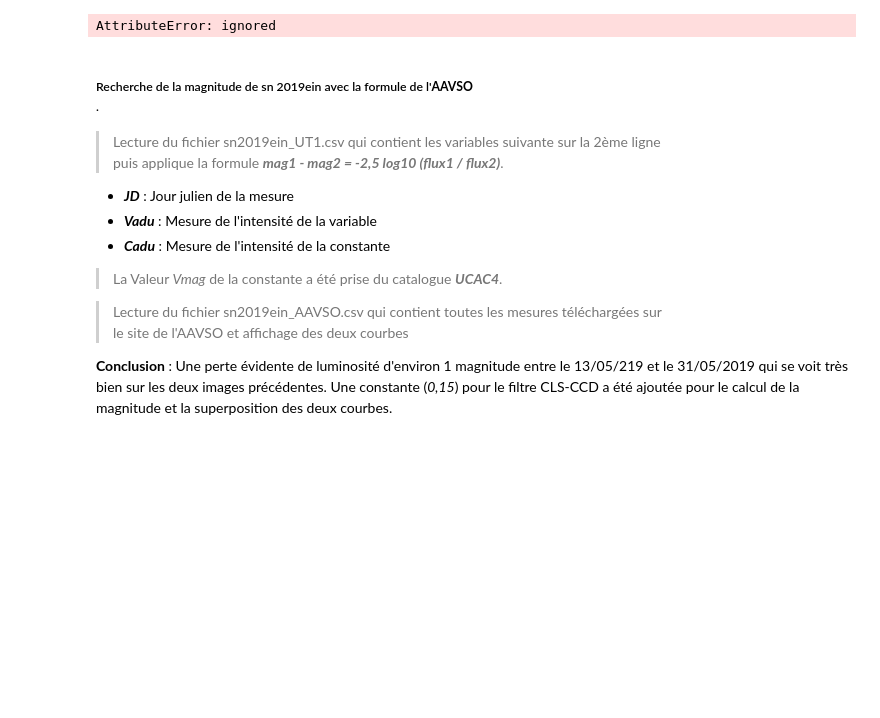
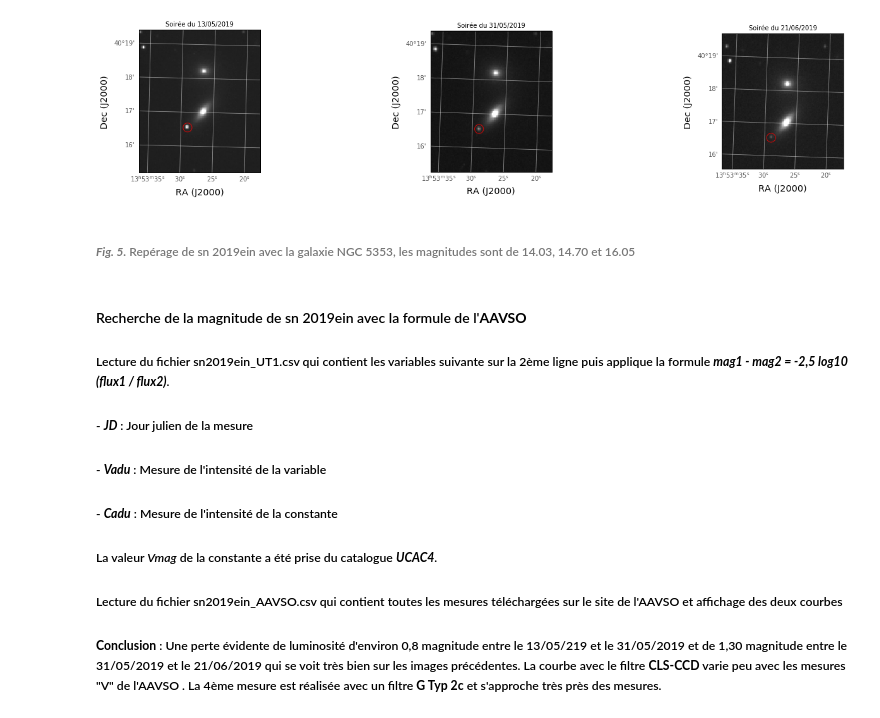
Before and after one commit to dtouzan/sn2019ein, a Jupyter notebook: sn2019ein.ipynb, the cells around one changed output. Cells and saved outputs as stored; diff of their text form; code cells hidden in the pictures; blank space fills up the shorter version.

```diff
--- a/sn2019ein.ipynb
+++ b/sn2019ein.ipynb
@@ -1,46 +467,50 @@
 # %%
-
 import matplotlib.pyplot as plt
 import numpy
 import aplpy
 from astropy.io import ascii
 
+sn2019ein_ra=208.3707
+sn2019ein_dec=+40.27580
 
-fig = plt.figure(figsize=(15,9))
-f1=aplpy.FITSFigure('000115-20190513211556.fits',figure=fig, subplot=(2,2,1))
+fig = plt.figure(figsize=(20,18))
+f1=aplpy.FITSFigure('000115-20190513211556.fits',figure=fig, subplot=(1,5,1))
 f1.add_grid()
 f1.tick_labels.set_font(size='small')
-#f1.show_markers(208.37179, 40.27616, edgecolor='red', facecolor='none', marker='o', s=40, alpha=0.8)
-f1.show_grayscale(vmin=1300, vmax=9000)
-#gc.show_contour(colors='white',alpha=0.5)
-#f1.show_colorscale(cmap='gist_heat')
+f1.show_markers(sn2019ein_ra, sn2019ein_dec, edgecolor='red', facecolor='none', marker='o', s=200, alpha=0.8)
+f1.show_grayscale(vmin=800, vmax=6000)
+plt.title('Soirée du 13/05/2019',fontsize=10)
 
-
-f2 = aplpy.FITSFigure('000120-20190531215057.fits', figure=fig, subplot=(2,2,2))
+f2 = aplpy.FITSFigure('000120-20190531215057.fits', figure=fig, subplot=(1,5,3))
 f2.add_grid()
 f2.tick_labels.set_font(size='small')
-f2.show_grayscale(vmin=373, vmax=4700)
-#gc.show_contour(colors='white',alpha=0.5)
-#gc.show_colorscale(cmap='gist_heat')
+f2.show_markers(sn2019ein_ra, sn2019ein_dec, edgecolor='red', facecolor='none', marker='o', s=200, alpha=0.8)
+f2.show_grayscale(vmin=200, vmax=3000)
+plt.title('Soirée du 31/05/2019',fontsize=10)
+
+f3 = aplpy.FITSFigure('000121-20190621232500.fits', figure=fig, subplot=(1,5,5))
+f3.add_grid()
+f3.tick_labels.set_font(size='small')
+f3.show_markers(sn2019ein_ra, sn2019ein_dec, edgecolor='red', facecolor='none', marker='o', s=200, alpha=0.8)
+f3.show_grayscale(vmin=200, vmax=3500)
+plt.title('Soirée du 21/06/2019',fontsize=10)
 
 fig.canvas.draw()
-#f1.add_colorbar()
 # %% [output]
-AttributeError: ignored
+[figure, added]
+# %% [markdown]
+###### ***Fig. 5.*** Repérage de sn 2019ein avec la galaxie NGC 5353, les magnitudes sont de 14.03, 14.70 et 16.05
 # %% [markdown]
-##### Recherche de la magnitude de sn 2019ein avec la formule de l'**AAVSO**<br>.
+#### Recherche de la magnitude de sn 2019ein avec la formule de l'**AAVSO**
+##### Lecture du fichier sn2019ein_UT1.csv qui contient les variables suivante sur la 2ème ligne puis applique la formule ***mag1 - mag2 = -2,5 log10 (flux1 / flux2)***.
+##### - ***JD***        : Jour julien de la mesure
+##### - ***Vadu***      : Mesure de l'intensité de la variable
+##### - ***Cadu***      : Mesure de l'intensité de la constante
 
->Lecture du fichier sn2019ein_UT1.csv qui contient les variables suivante sur la 2ème ligne<br>
-puis applique la formule ***mag1 - mag2 = -2,5 log10 (flux1 / flux2)***.
-- ***JD***        : Jour julien de la mesure<br>
-- ***Vadu***      : Mesure de l'intensité de la variable<br>
-- ***Cadu***      : Mesure de l'intensité de la constante<br>
+##### La valeur *Vmag* de la constante a été prise du catalogue ***UCAC4***.
 
->La Valeur *Vmag* de la constante a été prise du catalogue ***UCAC4***.
+##### Lecture du fichier sn2019ein_AAVSO.csv qui contient toutes les mesures téléchargées sur le site de l'AAVSO et affichage des deux courbes
 
->Lecture du fichier sn2019ein_AAVSO.csv qui contient toutes les mesures téléchargées sur<br>
-le site de l'AAVSO et affichage des deux courbes<br>
-
-**Conclusion** : Une perte évidente de luminosité d'environ 1 magnitude entre le 13/05/219 et le 31/05/2019 qui se voit très bien sur les deux images précédentes. Une constante (*0,15*) pour le filtre CLS-CCD a été ajoutée pour le calcul de la magnitude et la superposition des deux courbes.
+##### **Conclusion** : Une perte évidente de luminosité d'environ 0,8 magnitude entre le 13/05/219 et le 31/05/2019 et de 1,30 magnitude entre le 31/05/2019 et le 21/06/2019 qui se voit très bien sur les images précédentes. La courbe avec le filtre **CLS-CCD** varie peu avec les mesures "V" de l'AAVSO . La 4ème mesure est réalisée avec un filtre **G Typ 2c** et s'approche très près des mesures.
 # %%
 from astropy.io import ascii
```
Also changed, not shown: parts of 18 cells of this notebook, 12 other files.
